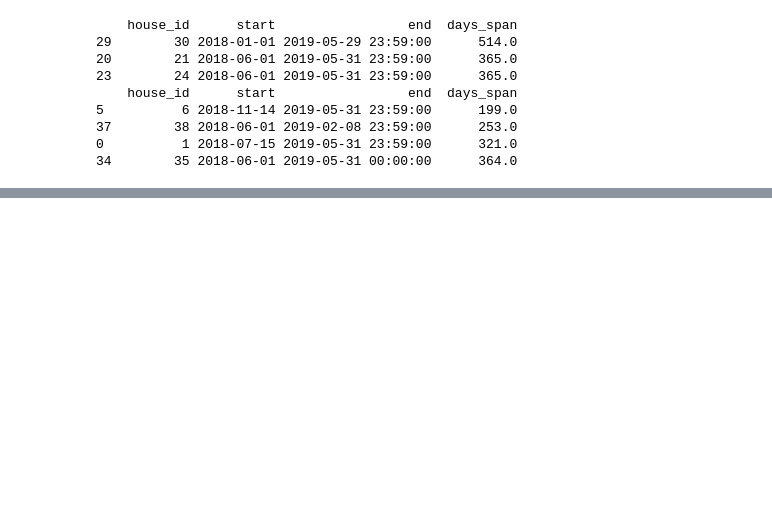
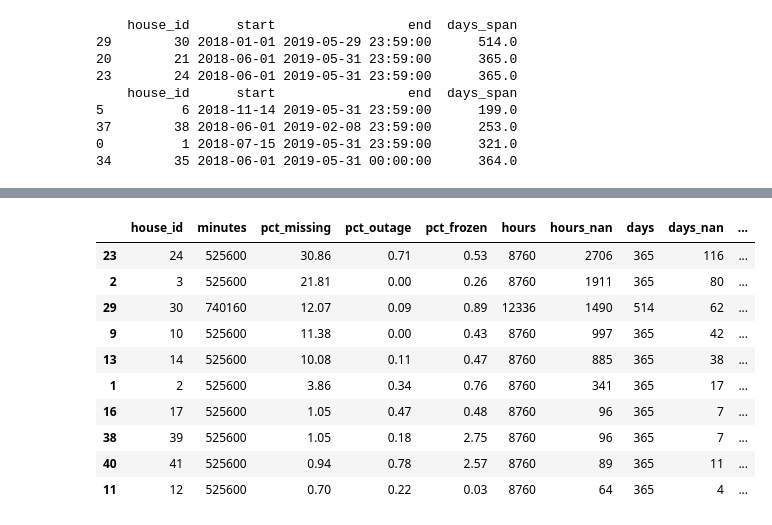
Before and after one commit to ZonashaMarium06/unitwise, a Jupyter notebook: notebooks/01_audit.ipynb, the cells around one changed output, grey strips where cells are left out. Saved outputs shown, nothing was run; the diff lists cells and outputs as text; code cells hidden in the pictures; blank space fills up the shorter version.

Commit message:
Add cleaning pipeline: minute labels, hourly and daily kWh

```diff
--- a/notebooks/01_audit.ipynb
+++ b/notebooks/01_audit.ipynb
@@ -250,0 +331,15 @@ px.line(daily_kwh, title="House 3: daily energy (kWh)").update_layout(showlegend
+# %%
+rep = pd.read_csv("../reports/cleaning_report.csv")
+rep.sort_values("pct_missing", ascending=False).head(10)
+# %% [output]
+|  | house_id | minutes | pct_missing | pct_outage | pct_frozen | hours | hours_nan | days | days_nan | ... |
+| 23 | 24 | 525600 | 30.86 | 0.71 | 0.53 | 8760 | 2706 | 365 | 116 | ... |
+| 2 | 3 | 525600 | 21.81 | 0.00 | 0.26 | 8760 | 1911 | 365 | 80 | ... |
+| 29 | 30 | 740160 | 12.07 | 0.09 | 0.89 | 12336 | 1490 | 514 | 62 | ... |
+| 9 | 10 | 525600 | 11.38 | 0.00 | 0.43 | 8760 | 997 | 365 | 42 | ... |
+| 13 | 14 | 525600 | 10.08 | 0.11 | 0.47 | 8760 | 885 | 365 | 38 | ... |
+| 1 | 2 | 525600 | 3.86 | 0.34 | 0.76 | 8760 | 341 | 365 | 17 | ... |
+| 16 | 17 | 525600 | 1.05 | 0.47 | 0.48 | 8760 | 96 | 365 | 7 | ... |
+| 38 | 39 | 525600 | 1.05 | 0.18 | 2.75 | 8760 | 96 | 365 | 7 | ... |
+| 40 | 41 | 525600 | 0.94 | 0.78 | 2.57 | 8760 | 89 | 365 | 11 | ... |
+| 11 | 12 | 525600 | 0.70 | 0.22 | 0.03 | 8760 | 64 | 365 | 4 | ... |
```
Also changed, not shown: parts of 8 cells of this notebook, 5 other files.
